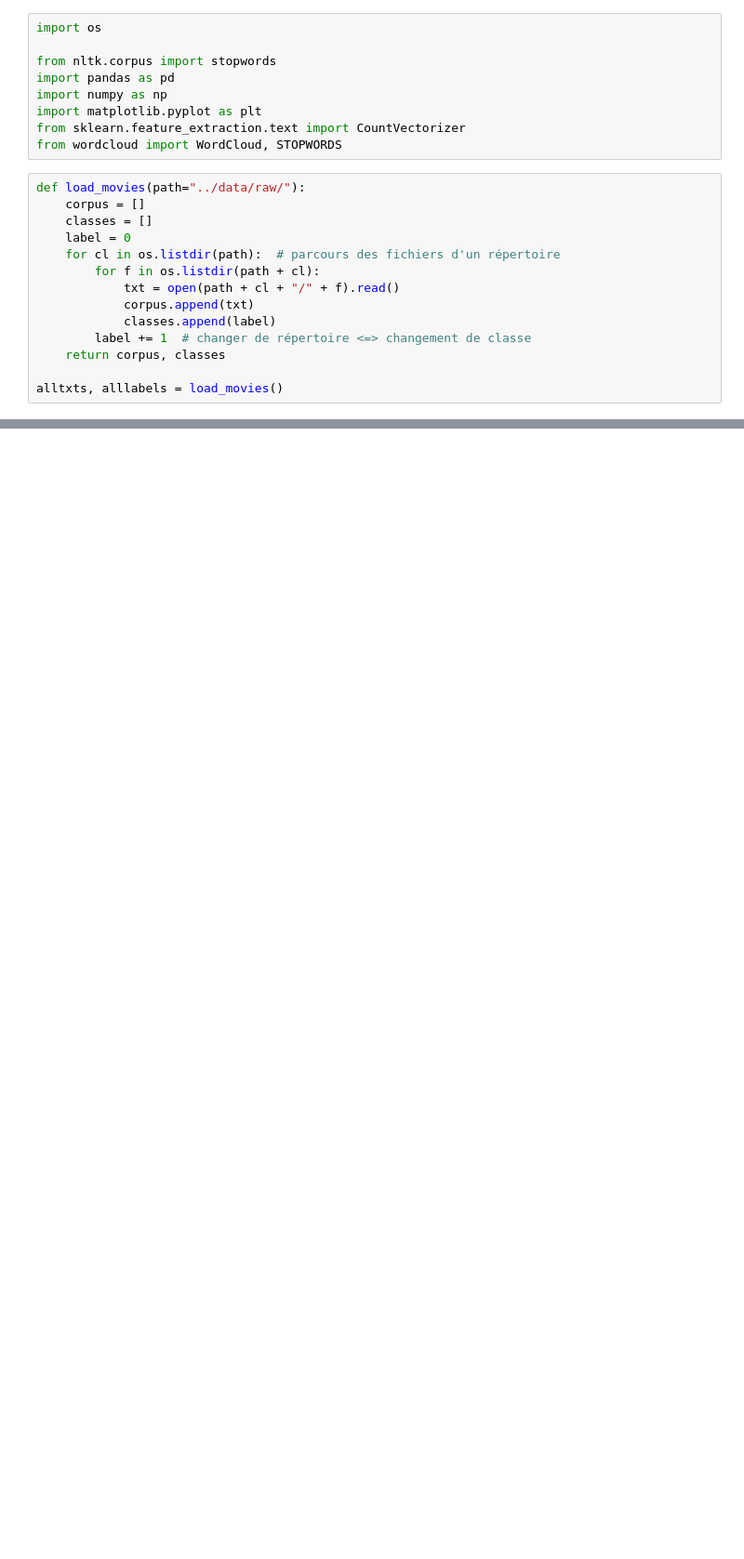
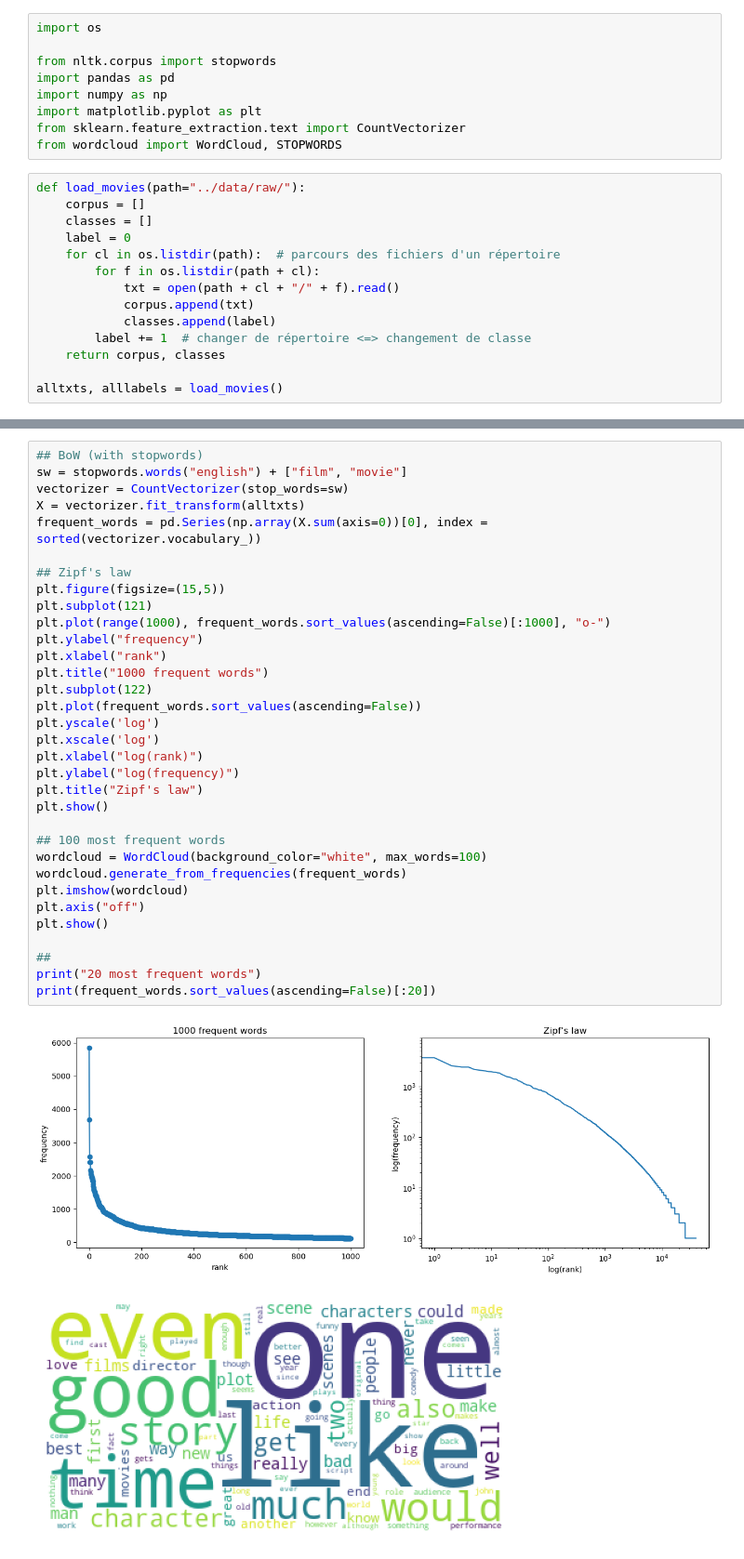
Before and after one commit to CharlesAttend/RITAL-Projet1, a Jupyter notebook: part2_review/reports/1.0-exploration-wordclouds.ipynb, the cells around one changed output, grey strips where cells are left out. Shown at 93% size. Saved outputs shown, nothing was run; the diff lists cells and outputs as text; blank space fills up the shorter version.

```diff
--- a/part2_review/reports/1.0-exploration-wordclouds.ipynb
+++ b/part2_review/reports/1.0-exploration-wordclouds.ipynb
@@ -127,3 +127,39 @@ see           1749
 way           1693
 make          1642
 dtype: int64
+# %%
+## BoW (with stopwords)
+sw = stopwords.words("english") + ["film", "movie"]
+vectorizer = CountVectorizer(stop_words=sw)
+X = vectorizer.fit_transform(alltxts)
+frequent_words = pd.Series(np.array(X.sum(axis=0))[0], index = sorted(vectorizer.vocabulary_))
+
+## Zipf's law
+plt.figure(figsize=(15,5))
+plt.subplot(121)
+plt.plot(range(1000), frequent_words.sort_values(ascending=False)[:1000], "o-")
+plt.ylabel("frequency")
+plt.xlabel("rank")
+plt.title("1000 frequent words")
+plt.subplot(122)
+plt.plot(frequent_words.sort_values(ascending=False))
+plt.yscale('log')
+plt.xscale('log')
+plt.xlabel("log(rank)")
+plt.ylabel("log(frequency)")
+plt.title("Zipf's law")
+plt.show()
+
+## 100 most frequent words
+wordcloud = WordCloud(background_color="white", max_words=100)
+wordcloud.generate_from_frequencies(frequent_words)
+plt.imshow(wordcloud)
+plt.axis("off")
+plt.show()
+
+##
+print("20 most frequent words")
+print(frequent_words.sort_values(ascending=False)[:20])
+# %% [output]
+[figure, added]
+[figure, added]
```
Also changed, not shown: parts of 5 cells of this notebook, 3 other files.
